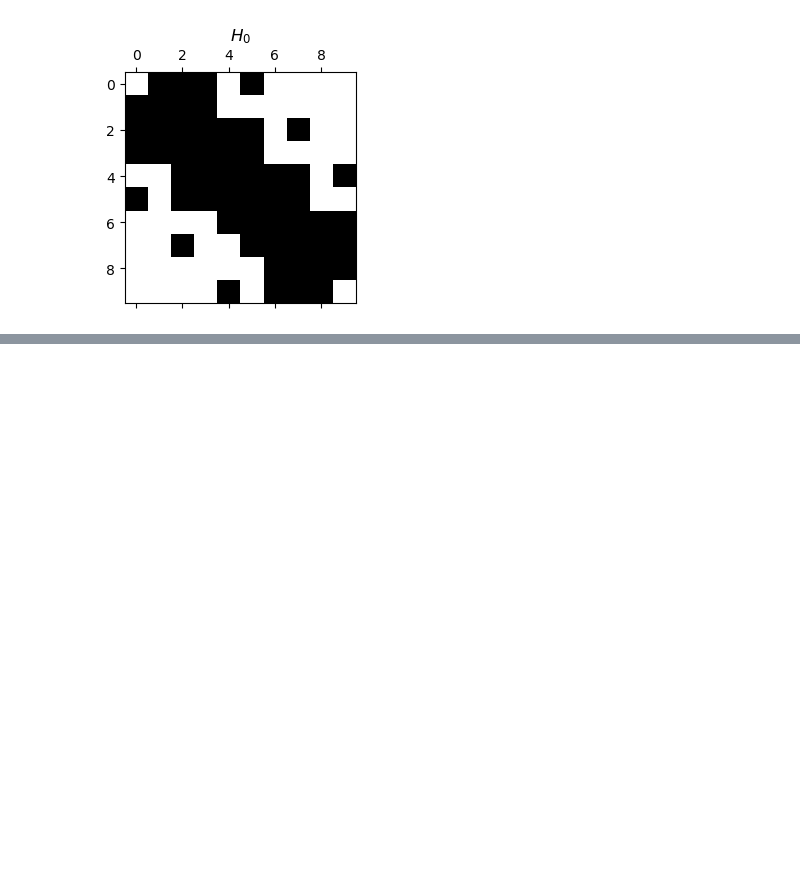
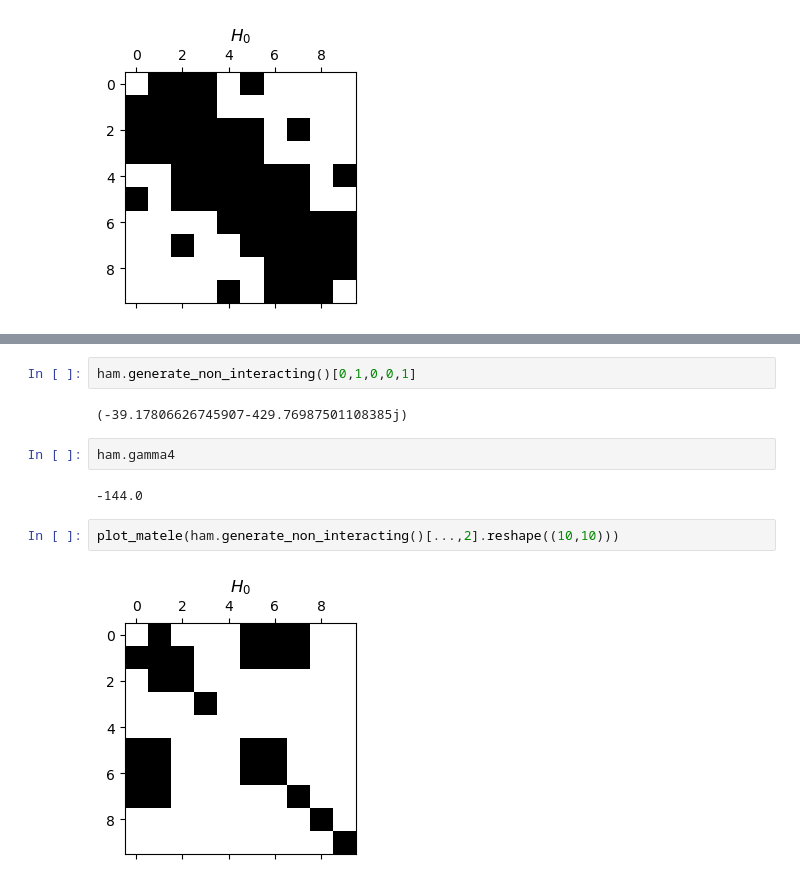
Before and after one commit to hainingpan/HartreeFock_GPT, a Jupyter notebook: test_coding/Outputs_o1/PLG.ipynb, the cells around one changed output, grey strips where cells are left out. Saved outputs shown, nothing was run; the diff lists cells and outputs as text; blank space fills up the shorter version.

```diff
--- a/test_coding/Outputs_o1/PLG.ipynb
+++ b/test_coding/Outputs_o1/PLG.ipynb
@@ -61,0 +128,12 @@ plot_matele(ham.generate_non_interacting()[:,:,0])
+# %%
+ham.generate_non_interacting()[0,1,0,0,1]
+# %% [output]
+(-39.17806626745907-429.76987501108385j)
+# %%
+ham.gamma4
+# %% [output]
+-144.0
+# %%
+plot_matele(ham.generate_non_interacting()[...,2].reshape((10,10)))
+# %% [output]
+[figure, added]
```
Also changed, not shown: parts of 12 cells of this notebook, 6 other files.
